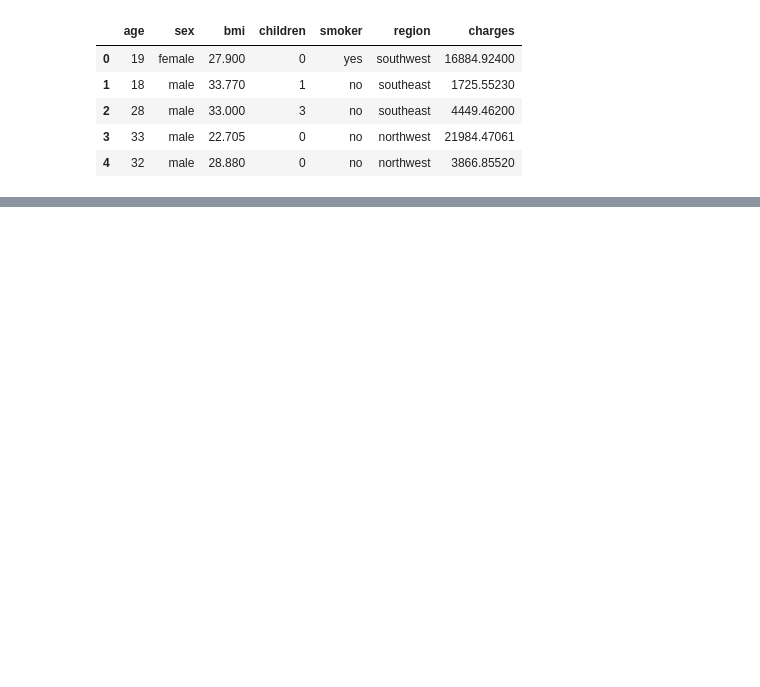
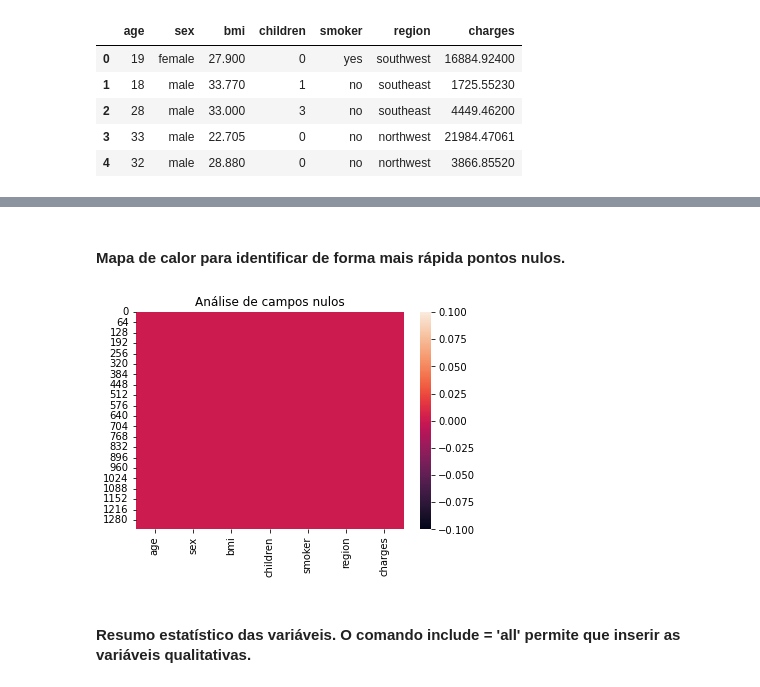
Before and after one commit to Bruno-Santana-Eco/Prediction-Price-Health, a Jupyter notebook: Prediction.ipynb, the cells around one changed output, grey strips where cells are left out. Saved outputs shown, nothing was run; the diff lists cells and outputs as text; code cells hidden in the pictures; blank space fills up the shorter version.

Commit message:
Análise dados

```diff
--- a/Prediction.ipynb
+++ b/Prediction.ipynb
@@ -23,0 +72,9 @@ Hello
+# %% [markdown]
+#### Mapa de calor para identificar de forma mais rápida pontos nulos.
+# %%
+plt.title('Análise de campos nulos')
+sns.heatmap( Base_Dados.isnull() );
+# %% [output]
+[figure, added]
+# %% [markdown]
+#### Resumo estatístico das variáveis. O comando include = 'all' permite que inserir as variáveis qualitativas.
```
Also changed, not shown: parts of 21 cells of this notebook, 1 other file.
